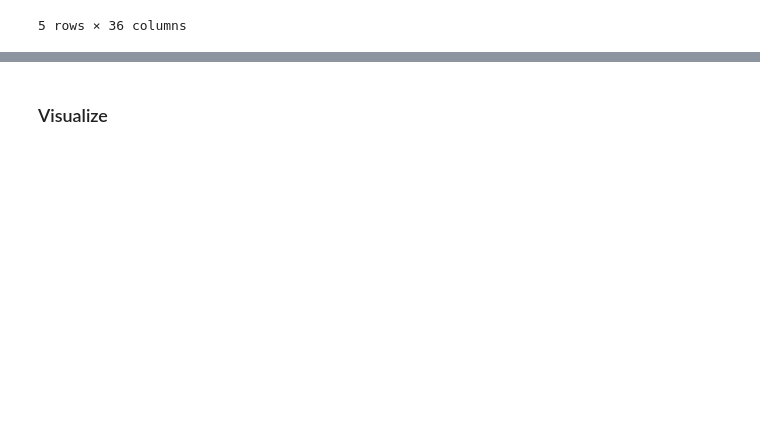
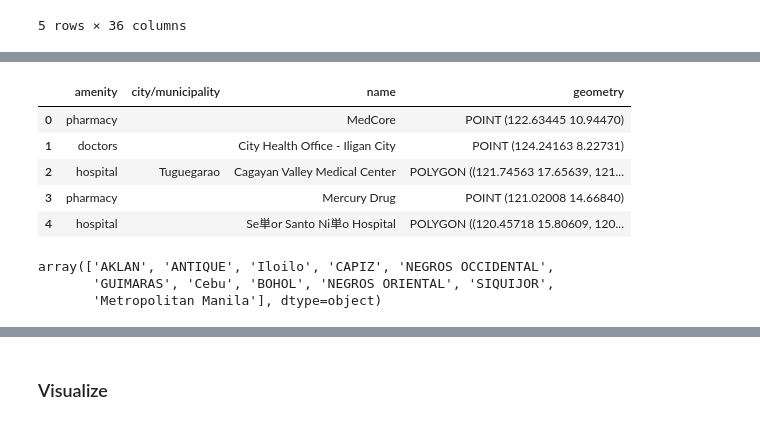
Before and after one commit to theaellengo/datasci-notebooks, a Jupyter notebook: notebooks/02 Health Sites/health-sites.ipynb, the cells around one changed output, grey strips where cells are left out. Cells and saved outputs as stored; diff of their text form; code cells hidden in the pictures; blank space fills up the shorter version.

```diff
--- a/notebooks/02 Health Sites/health-sites.ipynb
+++ b/notebooks/02 Health Sites/health-sites.ipynb
@@ -248,0 +101,33 @@ byprovince
+# %%
+healthsites = healthsites.rename(columns={'addr_city' : 'city/municipality'})
+healthsites.drop(['osm_id', 'osm_type', 'completeness', 'is_in_health_zone',
+       'speciality', 'addr_street', 'operator', 'water_source', 'changeset_id',
+       'insurance', 'staff_doctors', 'contact_number', 'uuid', 'electricity',
+       'opening_hours', 'operational_status', 'source', 'is_in_health_area',
+       'health_amenity_type', 'changeset_version', 'emergency',
+       'changeset_timestamp', 'addr_housenumber', 'addr_postcode','staff_nurses', 'changeset_user',
+       'wheelchair', 'beds', 'url', 'dispensing', 'healthcare',
+       'operator_type', 'part_time_beds', 'tag'], axis='columns', inplace=True)
+healthsites.head()
+# %% [output]
+|  | amenity | city/municipality | name | geometry |
+| 0 | pharmacy |  | MedCore | POINT (122.63445 10.94470) |
+| 1 | doctors |  | City Health Office - Iligan City | POINT (124.24163 8.22731) |
+| 2 | hospital | Tuguegarao | Cagayan Valley Medical Center | POLYGON ((121.74563 17.65639, 121... |
+| 3 | pharmacy |  | Mercury Drug | POINT (121.02008 14.66840) |
+| 4 | hospital |  | Se単or Santo Ni単o Hospital | POLYGON ((120.45718 15.80609, 120... |
+# %%
+data = data[['Province Name', 'City/Municipality Name']]
+data = data.rename(columns={'Province Name' : 'province',
+                    'City/Municipality Name' : 'city/municipality'})
+data = data.replace(to_replace ="NCR, CITY OF MANILA, FIRST DISTRICT (Not a Province)", value ="Metropolitan Manila")
+data = data.replace(to_replace ="NCR, SECOND DISTRICT (Not a Province)", value ="Metropolitan Manila")
+data = data.replace(to_replace ="NCR, THIRD DISTRICT (Not a Province)", value ="Metropolitan Manila")
+data = data.replace(to_replace ="NCR, FOURTH DISTRICT (Not a Province)", value ="Metropolitan Manila")
+data = data.replace(to_replace ="ILOILO", value ="Iloilo")
+data = data.replace(to_replace ="CEBU", value ="Cebu")
+data['province'].unique()
+# %% [output]
+array(['AKLAN', 'ANTIQUE', 'Iloilo', 'CAPIZ', 'NEGROS OCCIDENTAL',
+       'GUIMARAS', 'Cebu', 'BOHOL', 'NEGROS ORIENTAL', 'SIQUIJOR',
+       'Metropolitan Manila'], dtype=object)
```
Also changed, not shown: parts of 51 cells of this notebook, 23 other files.
